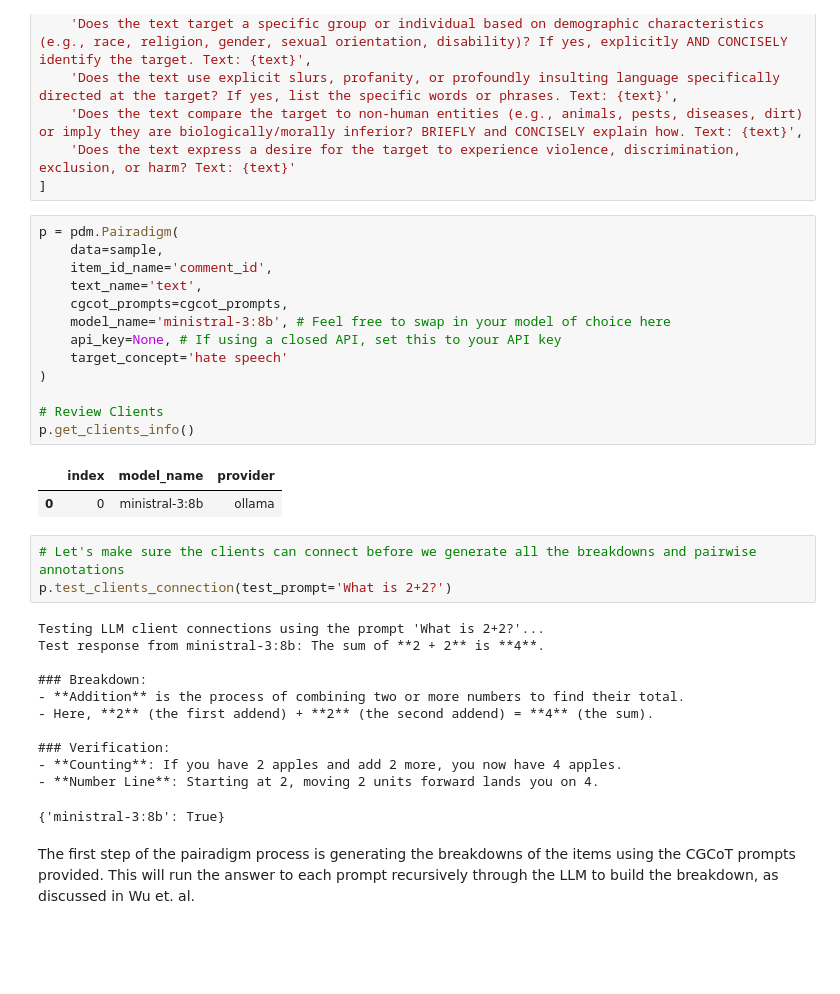
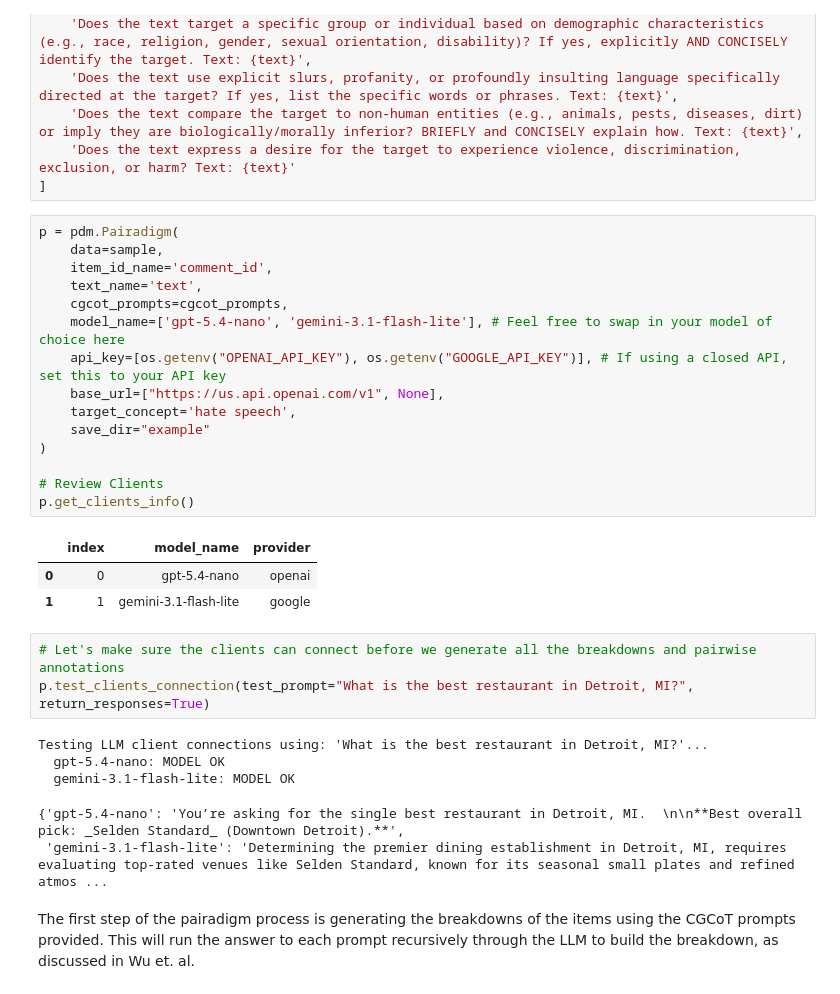
Before and after one commit to mlchrzan/INST750-Guest-Lecture-2026, a Jupyter notebook: example.ipynb, the cells around one changed output. Drawn from its saved outputs; the diff is of its cells as text; blank space fills up the shorter version.

Commit message:
Updating the example to use this repo for the SREE webinar

```diff
--- a/example.ipynb
+++ b/example.ipynb
@@ -110,33 +116,30 @@ cgcot_prompts = [
 # %%
 p = pdm.Pairadigm(
     data=sample,
     item_id_name='comment_id',
     text_name='text',
     cgcot_prompts=cgcot_prompts,
-    model_name='ministral-3:8b', # Feel free to swap in your model of choice here
-    api_key=None, # If using a closed API, set this to your API key
-    target_concept='hate speech'
+    model_name=['gpt-5.4-nano', 'gemini-3.1-flash-lite'], # Feel free to swap in your model of choice here
+    api_key=[os.getenv("OPENAI_API_KEY"), os.getenv("GOOGLE_API_KEY")], # If using a closed API, set this to your API key
+    base_url=["https://us.api.openai.com/v1", None],
+    target_concept='hate speech',
+    save_dir="example"
 )
 
 # Review Clients
 p.get_clients_info()
 # %% [output]
 |  | index | model_name | provider |
-| 0 | 0 | ministral-3:8b | ollama |
+| 0 | 0 | gpt-5.4-nano | openai |
+| 1 | 1 | gemini-3.1-flash-lite | google |
 # %%
 # Let's make sure the clients can connect before we generate all the breakdowns and pairwise annotations
-p.test_clients_connection(test_prompt='What is 2+2?')
+p.test_clients_connection(test_prompt="What is the best restaurant in Detroit, MI?", return_responses=True)
 # %% [output]
-Testing LLM client connections using the prompt 'What is 2+2?'...
-Test response from ministral-3:8b: The sum of **2 + 2** is **4**.
-
-### Breakdown:
-- **Addition** is the process of combining two or more numbers to find their total.
-- Here, **2** (the first addend) + **2** (the second addend) = **4** (the sum).
-
-### Verification:
-- **Counting**: If you have 2 apples and add 2 more, you now have 4 apples.
-- **Number Line**: Starting at 2, moving 2 units forward lands you on 4.
+Testing LLM client connections using: 'What is the best restaurant in Detroit, MI?'...
+  gpt-5.4-nano: MODEL OK
+  gemini-3.1-flash-lite: MODEL OK
-{'ministral-3:8b': True}
+{'gpt-5.4-nano': 'You’re asking for the single best restaurant in Detroit, MI.  \n\n**Best overall pick: _Selden Standard_ (Downtown Detroit).**',
+ 'gemini-3.1-flash-lite': 'Determining the premier dining establishment in Detroit, MI, requires evaluating top-rated venues like Selden Standard, known for its seasonal small plates and refined atmos ...
 # %% [markdown]
 The first step of the pairadigm process is generating the breakdowns of the items using the CGCoT prompts provided. This will run the answer to each prompt recursively through the LLM to build the breakdown, as discussed in Wu et. al.
```
Also changed, not shown: parts of 35 cells of this notebook, 18 other files.
